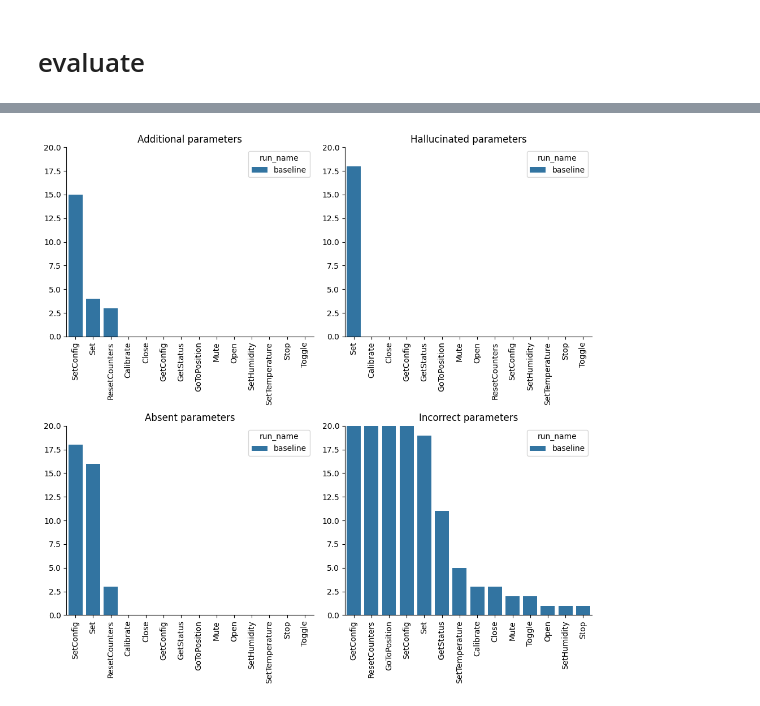
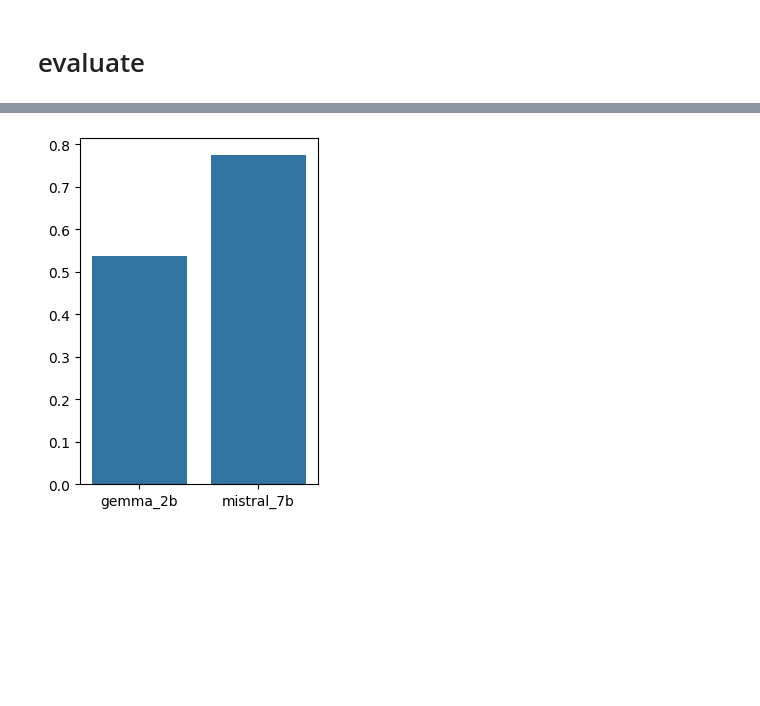
Before and after one commit to viktorpovazhuk/home_assistant_llm, a Jupyter notebook: validation.ipynb, the cells around one changed output, grey strips where cells are left out. Saved outputs shown, nothing was run; the diff lists cells and outputs as text; code cells hidden in the pictures; blank space fills up the shorter version.

```diff
--- a/validation.ipynb
+++ b/validation.ipynb
@@ -451,15 +451,10 @@ def evaluate(gt_df, output_df, run_name, settings, save_intermediate=False, verb
 def plot_results(run_names):
     df = pd.read_csv(OUTPUT_DIR / 'results.csv')
     df = df[df['run_name'].isin(run_names)]
-    fig, axs = plt.subplots(ncols=2, figsize=(8, 4))
+    fig, ax = plt.subplots(figsize=(3, 4))
 
-    sns.barplot(data=df, x="run_name", y="method_acc", ax=axs[0])
-    axs[0].set(xlabel='Run', ylabel='', title="Retriever accuracy")
-    axs[0].tick_params(axis='x', rotation=45)
-
-    sns.barplot(data=df, x="run_name", y="json_acc", ax=axs[1])
-    axs[1].set(xlabel='Run', ylabel='', title="LLM accuracy")
-    axs[1].tick_params(axis='x', rotation=45)
+    sns.barplot(data=df, x=df["run_name"].apply(lambda x: '_'.join(x.split('_')[:2])), y="json_acc", ax=ax)
+    ax.set(xlabel='', ylabel='', title='')
 
     fig.tight_layout()
     plt.show()
@@ -567,4 +586,4 @@ plot_results(['baseline'])
-# %%
-plot_fail_reasons(['baseline'])
-# %% [output]
-[figure, removed]
+# %%
+plot_results(['gemma_2b_it_Q4_K_M', 'mistral_7b_instruct_v0.2.Q5_K_M'])
+# %% [output]
+[figure, added]
```
Also changed, not shown: parts of 11 cells of this notebook, 4 other files.
